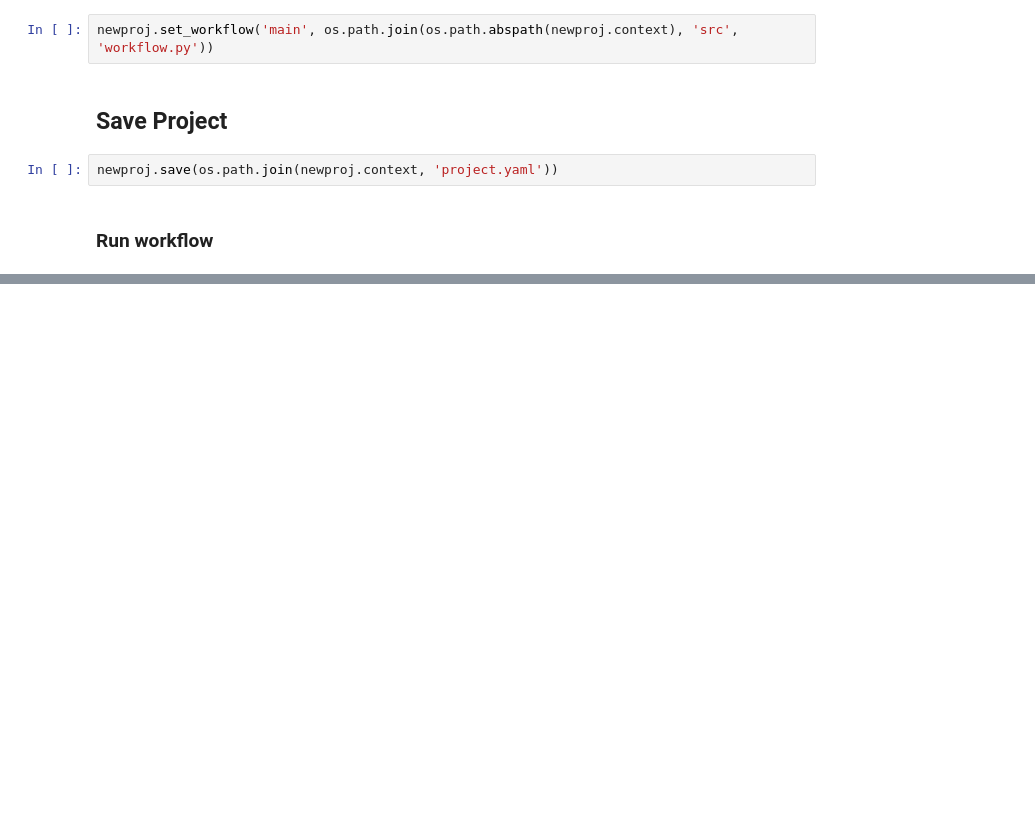
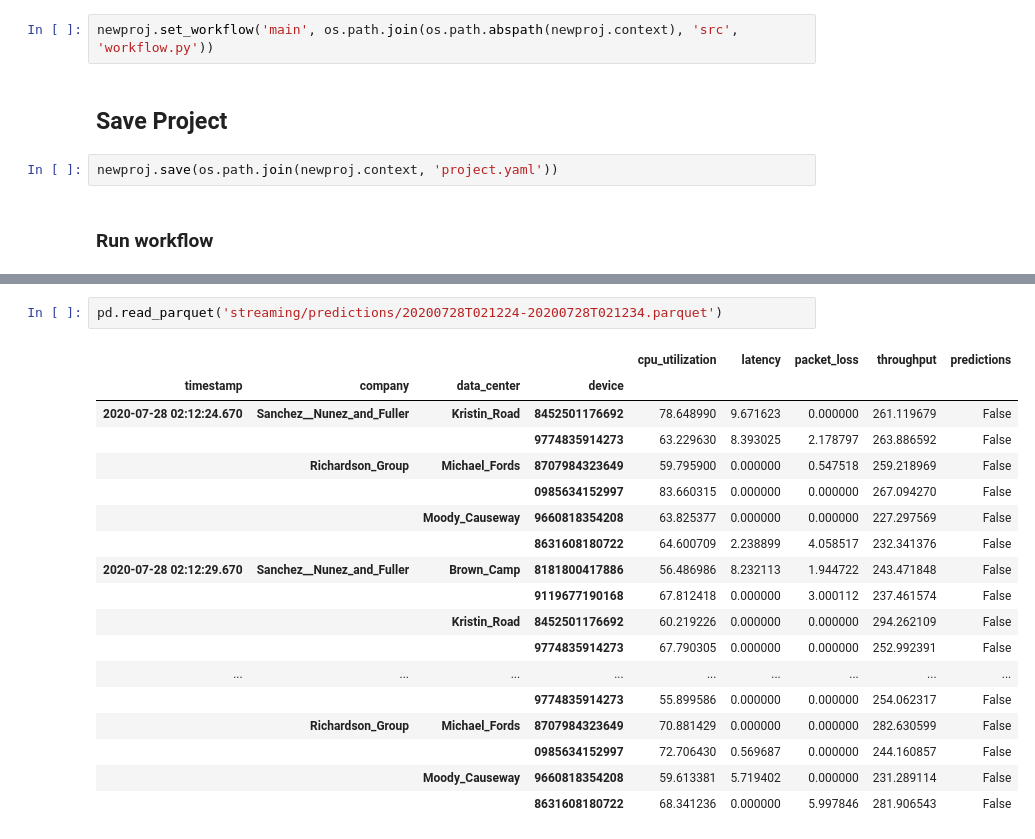
Before and after one commit to mlrun/demo-network-operations, a Jupyter notebook: project.ipynb, the cells around one changed output, grey strips where cells are left out. Cells and saved outputs as stored; diff of their text form; blank space fills up the shorter version.

```diff
--- a/project.ipynb
+++ b/project.ipynb
@@ -500,0 +457,21 @@ Run link here
+# %%
+pd.read_parquet('streaming/predictions/20200728T021224-20200728T021234.parquet')
+# %% [output]
+|  |  |  |  | cpu_utilization | latency | packet_loss | throughput | predictions |
+| timestamp | company | data_center | device |  |  |  |  |  |
+| 2020-07-28 02:12:24.670 | Sanchez__Nunez_and_Fuller | Kristin_Road | 8452501176692 | 78.648990 | 9.671623 | 0.000000 | 261.119679 | False |
+|  |  |  | 9774835914273 | 63.229630 | 8.393025 | 2.178797 | 263.886592 | False |
+|  | Richardson_Group | Michael_Fords | 8707984323649 | 59.795900 | 0.000000 | 0.547518 | 259.218969 | False |
+|  |  |  | 0985634152997 | 83.660315 | 0.000000 | 0.000000 | 267.094270 | False |
+|  |  | Moody_Causeway | 9660818354208 | 63.825377 | 0.000000 | 0.000000 | 227.297569 | False |
+|  |  |  | 8631608180722 | 64.600709 | 2.238899 | 4.058517 | 232.341376 | False |
+| 2020-07-28 02:12:29.670 | Sanchez__Nunez_and_Fuller | Brown_Camp | 8181800417886 | 56.486986 | 8.232113 | 1.944722 | 243.471848 | False |
+|  |  |  | 9119677190168 | 67.812418 | 0.000000 | 3.000112 | 237.461574 | False |
+|  |  | Kristin_Road | 8452501176692 | 60.219226 | 0.000000 | 0.000000 | 294.262109 | False |
+|  |  |  | 9774835914273 | 67.790305 | 0.000000 | 0.000000 | 252.992391 | False |
+| ... | ... | ... | ... | ... | ... | ... | ... | ... |
+|  |  |  | 9774835914273 | 55.899586 | 0.000000 | 0.000000 | 254.062317 | False |
+|  | Richardson_Group | Michael_Fords | 8707984323649 | 70.881429 | 0.000000 | 0.000000 | 282.630599 | False |
+|  |  |  | 0985634152997 | 72.706430 | 0.569687 | 0.000000 | 244.160857 | False |
+|  |  | Moody_Causeway | 9660818354208 | 59.613381 | 5.719402 | 0.000000 | 231.289114 | False |
+|  |  |  | 8631608180722 | 68.341236 | 0.000000 | 5.997846 | 281.906543 | False |
```
Also changed, not shown: parts of 8 cells of this notebook, 1 other file.
